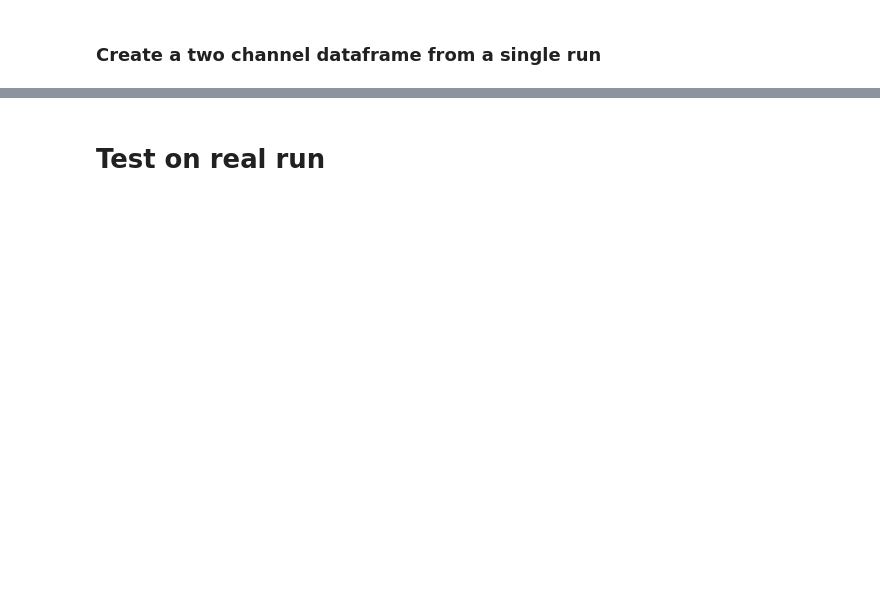
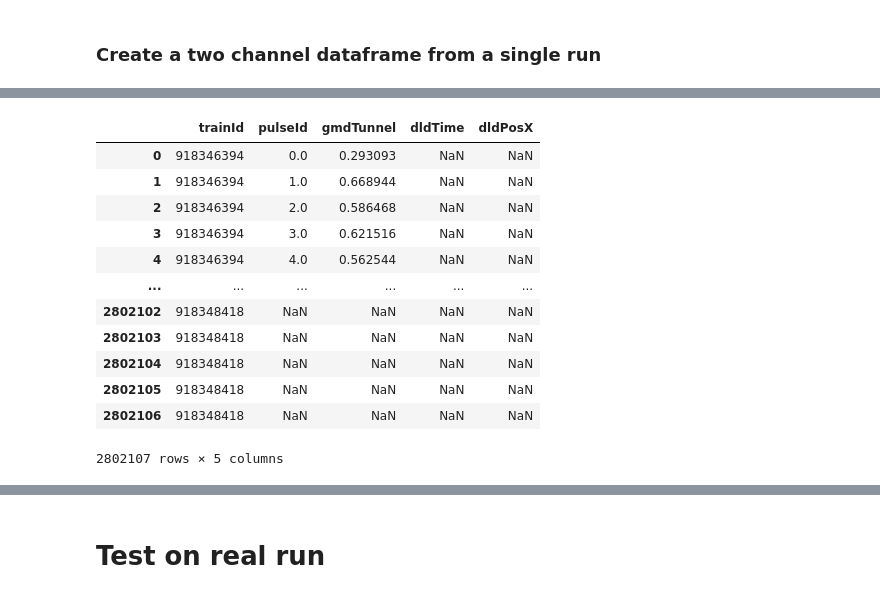
Before and after one commit to momentoscope/hextof-processor, a Jupyter notebook: tutorial/Notebook_DldFlashDataframeCreatorNew.ipynb, the cells around one changed output, grey strips where cells are left out. Saved outputs shown, nothing was run; the diff lists cells and outputs as text; code cells hidden in the pictures; blank space fills up the shorter version.

```diff
--- a/tutorial/Notebook_DldFlashDataframeCreatorNew.ipynb
+++ b/tutorial/Notebook_DldFlashDataframeCreatorNew.ipynb
@@ -61,9 +138,11 @@ df1, df2 = test.createDataframePerFile(path)
 # %%
 # %%timeit
 # Define the channels both pulse and electron resolved
-test.channels = ['dldTime', 'gmdTunnel', 'dldPosX']
+test.channels = ['bam']
 # H5 file path
 path = Path("/asap3/flash/gpfs/pg2/2020/data/11008860/raw/hdf/express/FLASH1_USER2_stream_2_run35971_file25_20201128T230926.1.h5")
+h5_file = h5py.File(path, "r")
 # Use class method to create dataframe
-df1, df2 = test.createDataframePerFile(path)
-df1
+[train_id, np_array] = test.createNumpyArrayPerChannel(h5_file, 'bam')
+# df1 = test.createDataframePerChannel(h5_file, 'bam')
+# df1
@@ -101,0 +149,3 @@ df2
+# %%
+test.channels = ['gmdTunnel', 'dldTime', 'dldPosX']
+test.savetoParquet('/asap3/flash/gpfs/pg2/2020/data/11008860/processed/zain/', run_number = 35971, daq = "fl1user2")
@@ -125,6 +205,7 @@ test.runFilesNames(run_number = 35865, daq = "fl1user2")
 # %% [markdown]
 ### Create a two channel dataframe from a single run
 # %%
-%%timeit
+# %%timeit
 # Give run number and the daq
+test.channels = ['gmdTunnel', 'dldTime', 'dldPosX']
 df1, df2 = test.createDataframePerRun(run_number = 35865, daq = "fl1user2")
@@ -132,0 +212,3 @@ KeyboardInterrupt:
+# %%
+test.channels = ['gmdTunnel', 'dldTime', 'dldPosX']
+dfs = test.createDataframePerRun(run_number = 35971, daq = "fl1user2")
@@ -132,0 +236,18 @@ KeyboardInterrupt:
+# %%
+pd.merge(dfs[0][0], dfs[0][1], left_index=True,
+    right_index=True, how="outer").reset_index(level=['trainId', 'pulseId']
+    )
+# %% [output]
+|  | trainId | pulseId | gmdTunnel | dldTime | dldPosX |
+| 0 | 918346394 | 0.0 | 0.293093 | NaN | NaN |
+| 1 | 918346394 | 1.0 | 0.668944 | NaN | NaN |
+| 2 | 918346394 | 2.0 | 0.586468 | NaN | NaN |
+| 3 | 918346394 | 3.0 | 0.621516 | NaN | NaN |
+| 4 | 918346394 | 4.0 | 0.562544 | NaN | NaN |
+| ... | ... | ... | ... | ... | ... |
+| 2802102 | 918348418 | NaN | NaN | NaN | NaN |
+| 2802103 | 918348418 | NaN | NaN | NaN | NaN |
+| 2802104 | 918348418 | NaN | NaN | NaN | NaN |
+| 2802105 | 918348418 | NaN | NaN | NaN | NaN |
+| 2802106 | 918348418 | NaN | NaN | NaN | NaN |
+2802107 rows × 5 columns
```
Also changed, not shown: parts of 43 cells of this notebook, 2 other files.
